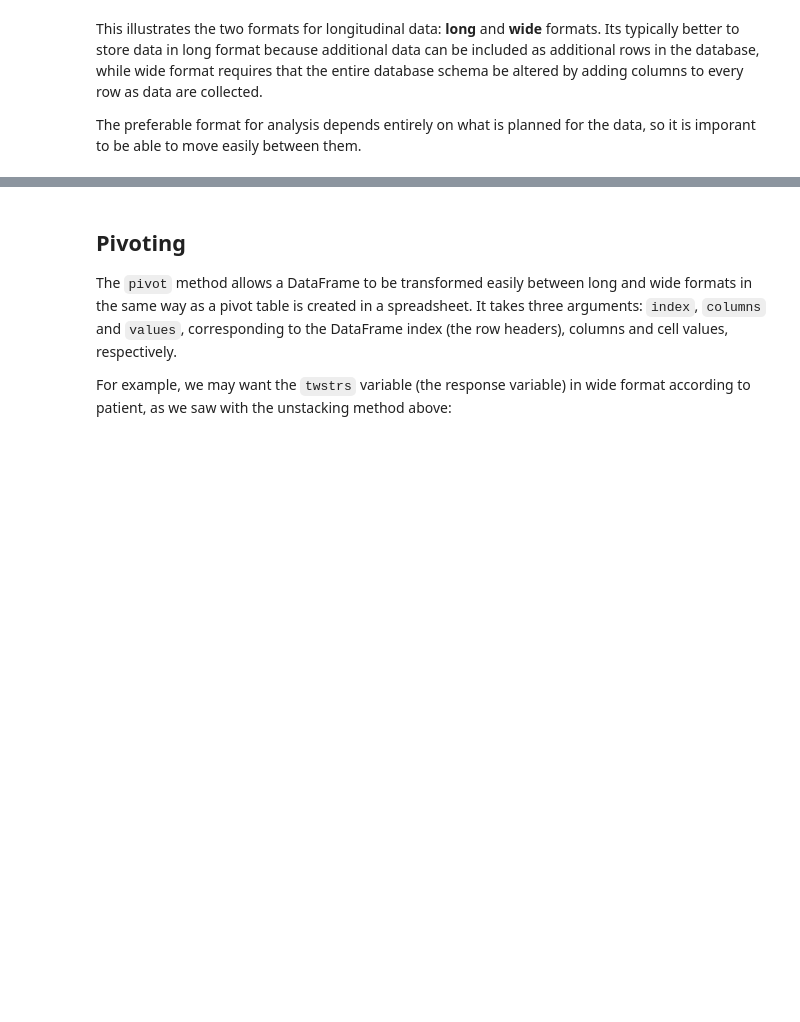
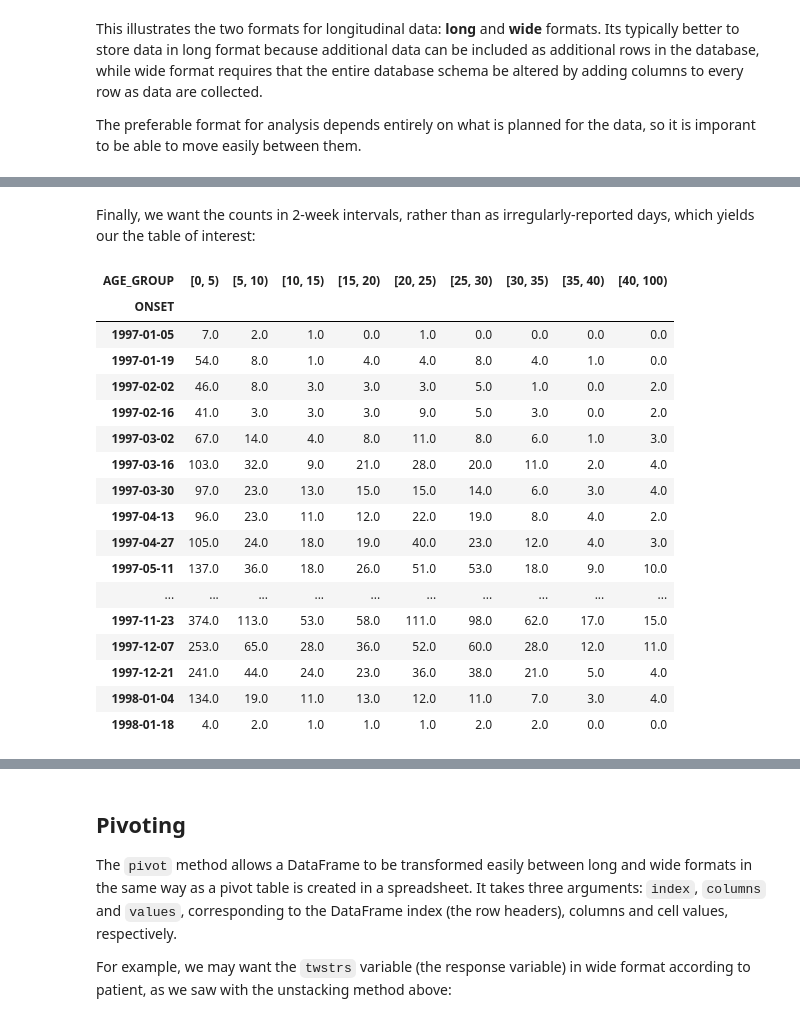
Before and after one commit to fonnesbeck/ngcm_pandas_2016, a Jupyter notebook: notebooks/1.4 - Pandas Best Practices.ipynb, the cells around one changed output, grey strips where cells are left out. Cells and saved outputs as stored; diff of their text form; code cells hidden in the pictures; blank space fills up the shorter version.

```diff
--- a/notebooks/1.4 - Pandas Best Practices.ipynb
+++ b/notebooks/1.4 - Pandas Best Practices.ipynb
@@ -144,0 +240,31 @@ The preferable format for analysis depends entirely on what is planned for the d
+# %% [markdown]
+Finally, we want the counts in 2-week intervals, rather than as irregularly-reported days, which yields our the table of interest:
+# %%
+case_counts_2w = (measles.assign(AGE_GROUP=pd.cut(measles.YEAR_AGE, [0,5,10,15,20,25,30,35,40,100], right=False))
+                        .groupby(['ONSET', 'AGE_GROUP'])
+                        .size()
+                        .unstack()
+                        .fillna(0)
+                        .resample('2W')
+                        .sum())
+
+case_counts_2w
+# %% [output]
+| AGE_GROUP | [0, 5) | [5, 10) | [10, 15) | [15, 20) | [20, 25) | [25, 30) | [30, 35) | [35, 40) | [40, 100) |
+| ONSET |  |  |  |  |  |  |  |  |  |
+| 1997-01-05 | 7.0 | 2.0 | 1.0 | 0.0 | 1.0 | 0.0 | 0.0 | 0.0 | 0.0 |
+| 1997-01-19 | 54.0 | 8.0 | 1.0 | 4.0 | 4.0 | 8.0 | 4.0 | 1.0 | 0.0 |
+| 1997-02-02 | 46.0 | 8.0 | 3.0 | 3.0 | 3.0 | 5.0 | 1.0 | 0.0 | 2.0 |
+| 1997-02-16 | 41.0 | 3.0 | 3.0 | 3.0 | 9.0 | 5.0 | 3.0 | 0.0 | 2.0 |
+| 1997-03-02 | 67.0 | 14.0 | 4.0 | 8.0 | 11.0 | 8.0 | 6.0 | 1.0 | 3.0 |
+| 1997-03-16 | 103.0 | 32.0 | 9.0 | 21.0 | 28.0 | 20.0 | 11.0 | 2.0 | 4.0 |
+| 1997-03-30 | 97.0 | 23.0 | 13.0 | 15.0 | 15.0 | 14.0 | 6.0 | 3.0 | 4.0 |
+| 1997-04-13 | 96.0 | 23.0 | 11.0 | 12.0 | 22.0 | 19.0 | 8.0 | 4.0 | 2.0 |
+| 1997-04-27 | 105.0 | 24.0 | 18.0 | 19.0 | 40.0 | 23.0 | 12.0 | 4.0 | 3.0 |
+| 1997-05-11 | 137.0 | 36.0 | 18.0 | 26.0 | 51.0 | 53.0 | 18.0 | 9.0 | 10.0 |
+| ... | ... | ... | ... | ... | ... | ... | ... | ... | ... |
+| 1997-11-23 | 374.0 | 113.0 | 53.0 | 58.0 | 111.0 | 98.0 | 62.0 | 17.0 | 15.0 |
+| 1997-12-07 | 253.0 | 65.0 | 28.0 | 36.0 | 52.0 | 60.0 | 28.0 | 12.0 | 11.0 |
+| 1997-12-21 | 241.0 | 44.0 | 24.0 | 23.0 | 36.0 | 38.0 | 21.0 | 5.0 | 4.0 |
+| 1998-01-04 | 134.0 | 19.0 | 11.0 | 13.0 | 12.0 | 11.0 | 7.0 | 3.0 | 4.0 |
+| 1998-01-18 | 4.0 | 2.0 | 1.0 | 1.0 | 1.0 | 2.0 | 2.0 | 0.0 | 0.0 |
```
Also changed, not shown: parts of 19 cells of this notebook, 3 other files.
